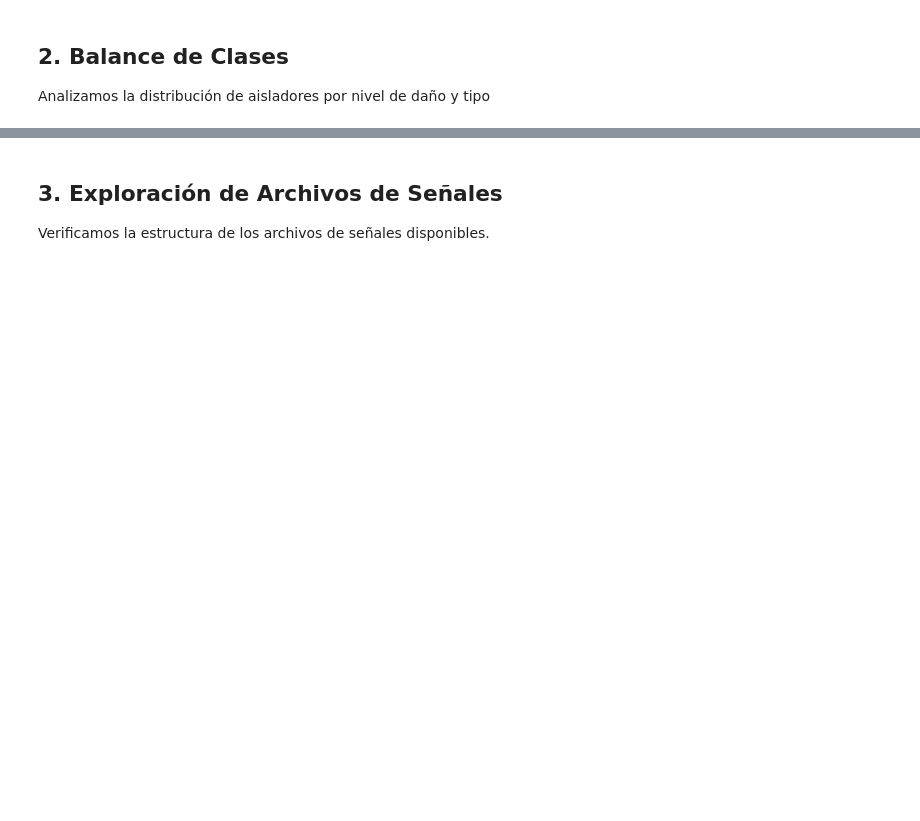
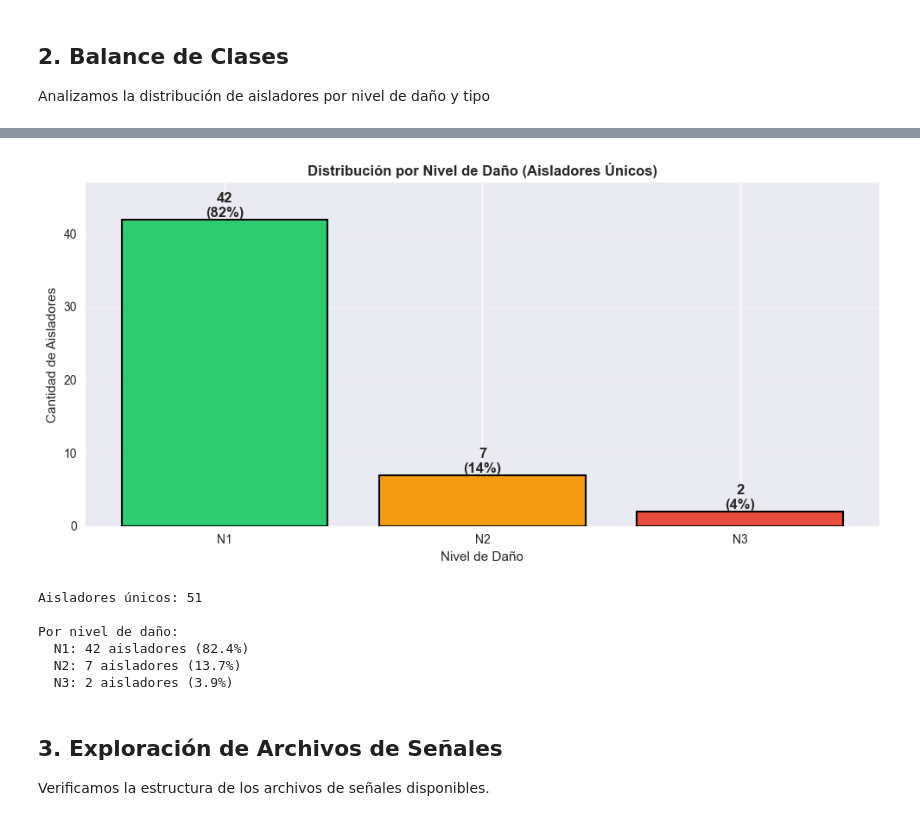
Before and after one commit to giansmart/deepsolation, a Jupyter notebook: src/notebooks/0_eda.ipynb, the cells around one changed output, grey strips where cells are left out. Cells and saved outputs as stored; diff of their text form; code cells hidden in the pictures; blank space fills up the shorter version.

```diff
--- a/src/notebooks/0_eda.ipynb
+++ b/src/notebooks/0_eda.ipynb
@@ -110,3 +106,41 @@ Por Nivel de Daño:
+# %%
+# Distribución por nivel de daño - Solo aisladores únicos (sin variantes -2, -3)
+df_base = df_labels[~df_labels['specimen_id'].str.contains('-')]
+
+fig, ax = plt.subplots(figsize=(10, 5))
+
+nivel_counts_base = df_base['nivel_dano'].value_counts().sort_index()
+bars = ax.bar(nivel_counts_base.index, nivel_counts_base.values,
+              color=[colors_nivel[n] for n in nivel_counts_base.index],
+              edgecolor='black', linewidth=1.5)
+ax.set_title('Distribución por Nivel de Daño (Aisladores Únicos)', fontweight='bold', fontsize=12)
+ax.set_xlabel('Nivel de Daño')
+ax.set_ylabel('Cantidad de Aisladores')
+
+for bar, count in zip(bars, nivel_counts_base.values):
+    ax.text(bar.get_x() + bar.get_width()/2, bar.get_height() + 0.3,
+            f'{count}\n({count/len(df_base)*100:.0f}%)',
+            ha='center', fontweight='bold')
+
+ax.set_ylim(0, max(nivel_counts_base.values) + 5)
+ax.grid(True, alpha=0.3, axis='y')
+
+plt.tight_layout()
+plt.show()
+
+print(f"Aisladores únicos: {len(df_base)}")
+print(f"\nPor nivel de daño:")
+for nivel in ['N1', 'N2', 'N3']:
+    count = nivel_counts_base.get(nivel, 0)
+    print(f"  {nivel}: {count} aisladores ({count/len(df_base)*100:.1f}%)")
+# %% [output]
+[figure, added]
+Aisladores únicos: 51
+
+Por nivel de daño:
+  N1: 42 aisladores (82.4%)
+  N2: 7 aisladores (13.7%)
+  N3: 2 aisladores (3.9%)
 # %% [markdown]
 ## 3. Exploración de Archivos de Señales
 
```
Also changed, not shown: parts of 6 cells of this notebook, 4 other files.
